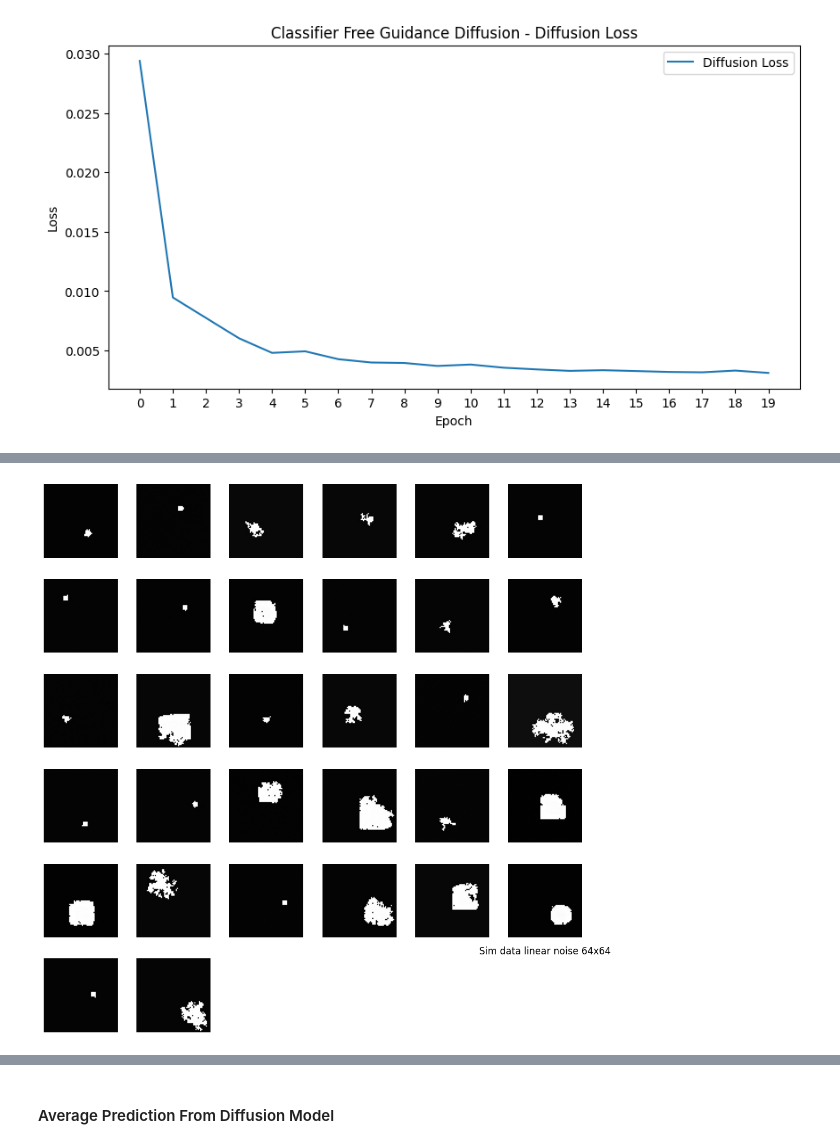
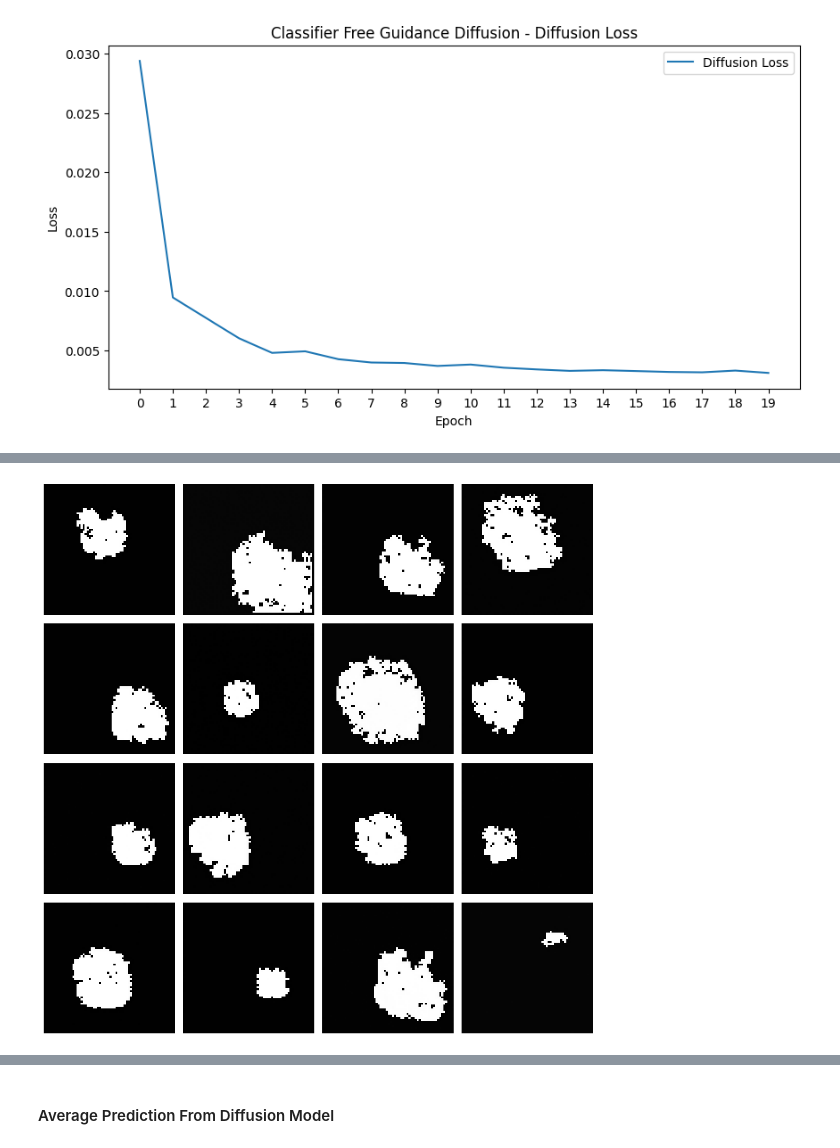
Before and after one commit to AnirbitGhosh/Msc-Project, a Jupyter notebook: src/model/ddpm/gde_image_conditioned.ipynb, the cells around one changed output, grey strips where cells are left out. Cells and saved outputs as stored; diff of their text form; code cells hidden in the pictures.

```diff
--- a/src/model/ddpm/gde_image_conditioned.ipynb
+++ b/src/model/ddpm/gde_image_conditioned.ipynb
@@ -73,7 +73,7 @@ class CondSeqImageDataset(Dataset):
 
         return image, cond_image
 # %%
-batch_size = 32
+batch_size = 16
 timesteps = 500
 
 transform = transforms.Compose([
@@ -82,7 +82,7 @@ transform = transforms.Compose([
     # transforms.Resize(64)
 ])
 
-DATA_DIR = "C:/Users/Anirbit/Desktop/MSc/Ind Project/Msc-Project/data/simulated_bin_frames" # os.path.join(VOL_PATH, "diss_ag/data/simulated_bin_frames")
+DATA_DIR = "C:/Users/Anirbit/Desktop/MSc/Ind Project/Msc-Project/data/evaluation_data" # os.path.join(VOL_PATH, "diss_ag/data/simulated_bin_frames")
 RESULT_DIR = "C:/Users/Anirbit/Desktop/MSc/Ind Project/Msc-Project/results" # os.path.join(VOL_PATH, "diss_ag/results/")
 CKPT_DIR =  "C:/Users/Anirbit/Desktop/MSc/Ind Project/Msc-Project/results/ckpts" # os.path.join(VOL_PATH, "diss_ag/results/ckpts")
 
@@ -312,0 +272,20 @@ Unet(
+# %%
+MODEL_SAVE_PATH = "C:/Users/Anirbit/Desktop/MSc/Ind Project/Msc-Project/results/ckpts/gde_ensemble_model_4_64x64_simData_10000samples_fixedParams.pt"
+# torch.save(model, MODEL_SAVE_PATH)
+# %%
+gaussian_diffusion = Diffusion(timesteps=500, noise_schedule='linear')
+
+# model = torch.load(MODEL_SAVE_PATH)
+model = model = Unet(
+    in_ch=1,
+    cond_ch=1,
+    model_ch=96,
+    output_ch=1,
+    channel_mult=(1, 2, 2),
+    dropout=0,
+    attn_res=[],
+)
+model.load_state_dict(torch.load(MODEL_SAVE_PATH))
+
+
+model.to(device)
@@ -327,7 +324,7 @@ generated_images = gaussian_diffusion.sample(
     model=model,
     image_size=image_size,
     cond_img=cond_img,
-    batch_size=32,  # Set the desired batch size
+    batch_size=16,  # Set the desired batch size
     channels=channels,
     w=2,
     clip_denoised=True
@@ -335,23 +332,23 @@ generated_images = gaussian_diffusion.sample(
 # %%
 grid_size = int(np.ceil(np.sqrt(generated_images[-1].shape[0])))
 
 # Plot the images
 fig, axes = plt.subplots(grid_size, grid_size, figsize=(10, 10))
 
 # Remove axis for each subplot
 for ax in axes.flatten():
     ax.axis('off')
 
 # Plot each image
 for i, ax in enumerate(axes.flatten()):
     if i < generated_images[-1].shape[0]:
         ax.imshow(generated_images[-1][i].transpose(1, 2, 0), cmap='gray')
 
-plt.title("Sim data linear noise 64x64")
+# plt.title("Sim data linear noise 64x64")
 plt.tight_layout()
 plt.show()
 # %% [output]
-[figure, old version]
+[figure, new version]
 # %%
 # Remove the channel dimension, shape becomes (32, 64, 64)
 batch1 = generated_images[-1].squeeze(1)
```
Also changed, not shown: parts of 7 cells of this notebook, 17 other files.
